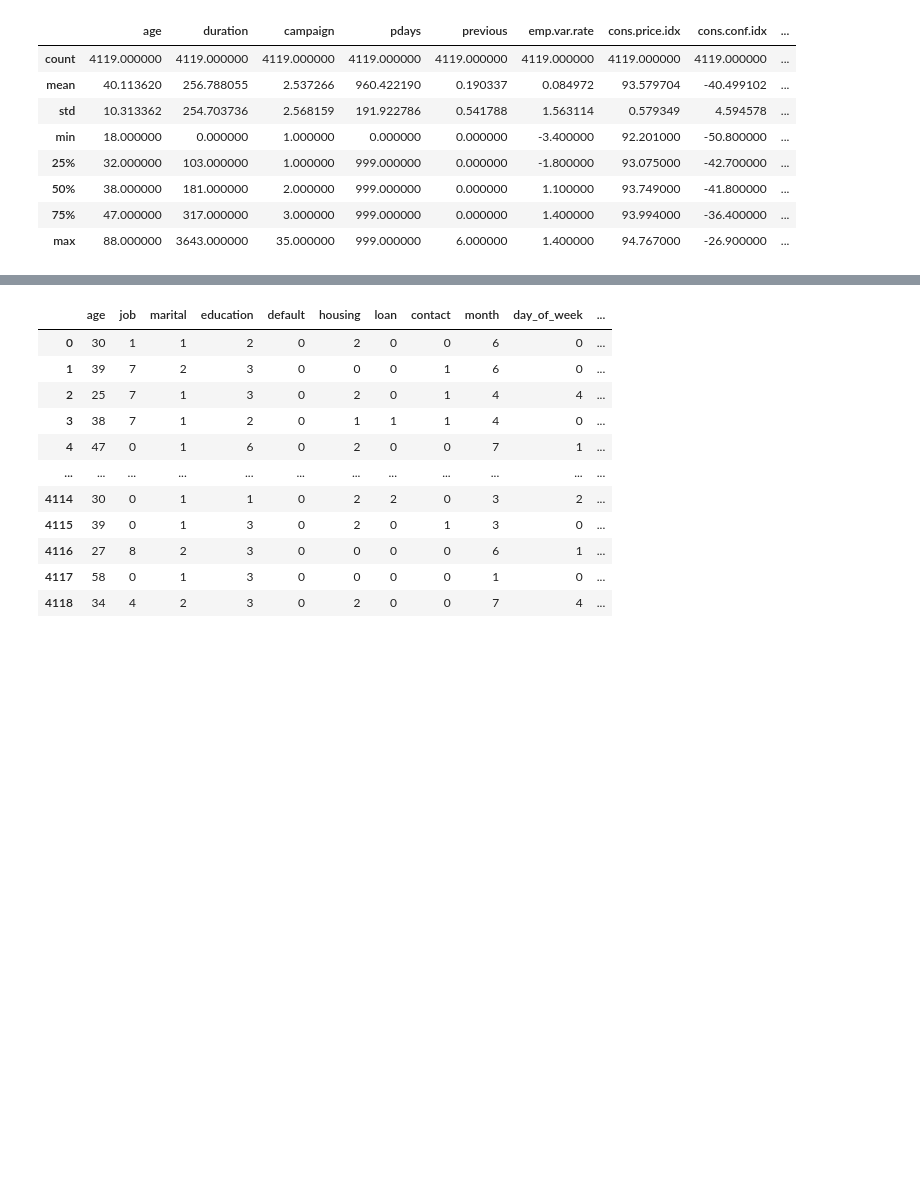
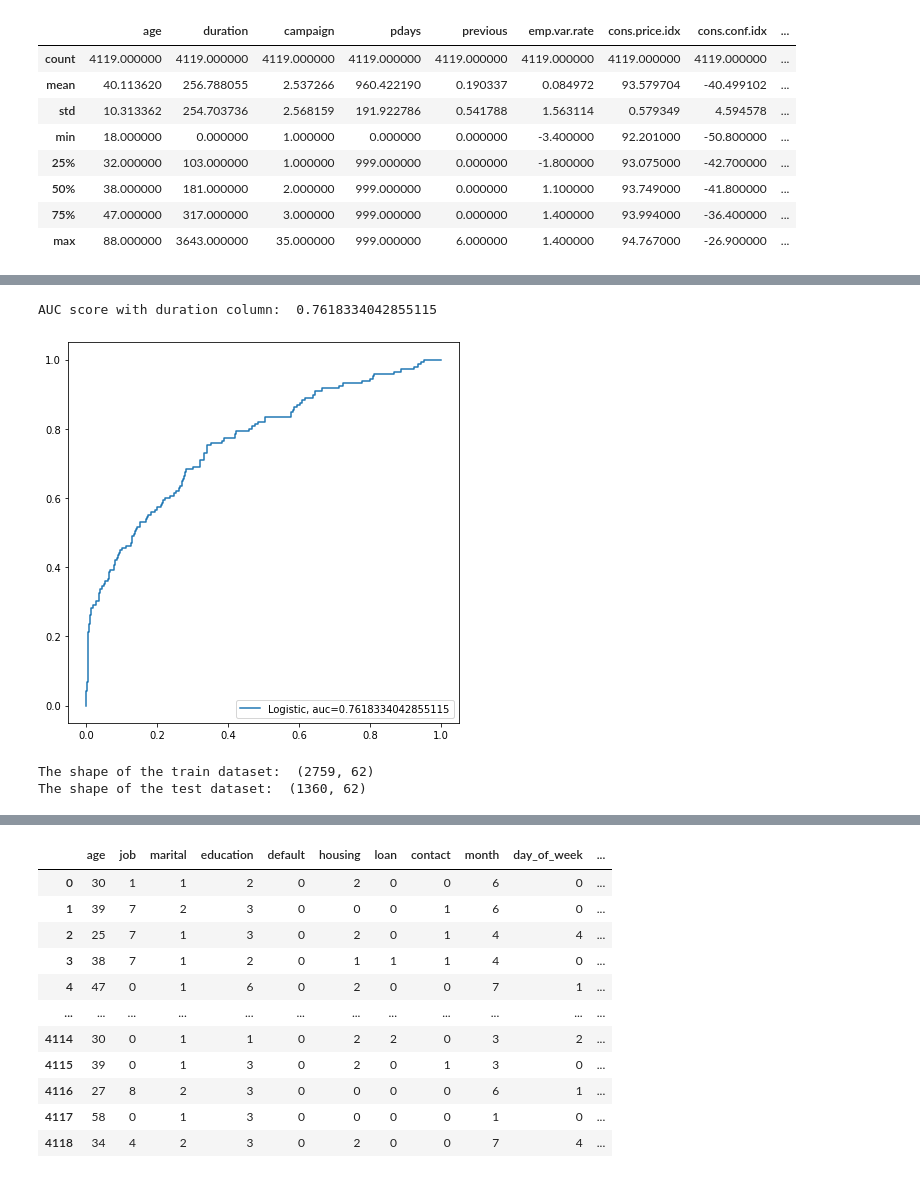
Before and after one commit to thowwafi/bank-telemarketing-analysis, a Jupyter notebook: bank-additional.ipynb, the cells around one changed output, grey strips where cells are left out. Drawn from its saved outputs; the diff is of its cells as text; code cells hidden in the pictures; blank space fills up the shorter version.

```diff
--- a/bank-additional.ipynb
+++ b/bank-additional.ipynb
@@ -137,0 +251,26 @@ categorical = [col for col in df.columns if col not in numerics]
+# %%
+model = LogisticRegression(penalty='l2', C=best_alpha, class_weight='balanced', max_iter=10000)
+model.fit(X_train_drop, y_train)
+y_pred = model.predict_proba(X_test_drop)[:,1]
+auc = roc_auc_score(y_test, y_pred)
+print("AUC score with duration column: ", auc)
+fpr, tpr, _ = roc_curve(y_test,  y_pred)
+
+plt.figure(figsize=(7,7))
+plt.plot(fpr, tpr , label="Logistic, auc="+str(auc))
+plt.legend(loc=4)
+plt.show()
+# %% [output]
+AUC score with duration column:  0.7618334042855115
+[figure, added]
+# %%
+# From Train
+X_train1 = X_train.drop("duration", axis=1)
+print("The shape of the train dataset: ", X_train1.shape)
+
+# From Test
+X_test1 = X_test.drop("duration", axis=1)
+print("The shape of the test dataset: ", X_test1.shape)
+# %% [output]
+The shape of the train dataset:  (2759, 62)
+The shape of the test dataset:  (1360, 62)
```
Also changed, not shown: parts of 19 cells of this notebook, 5 other files.
